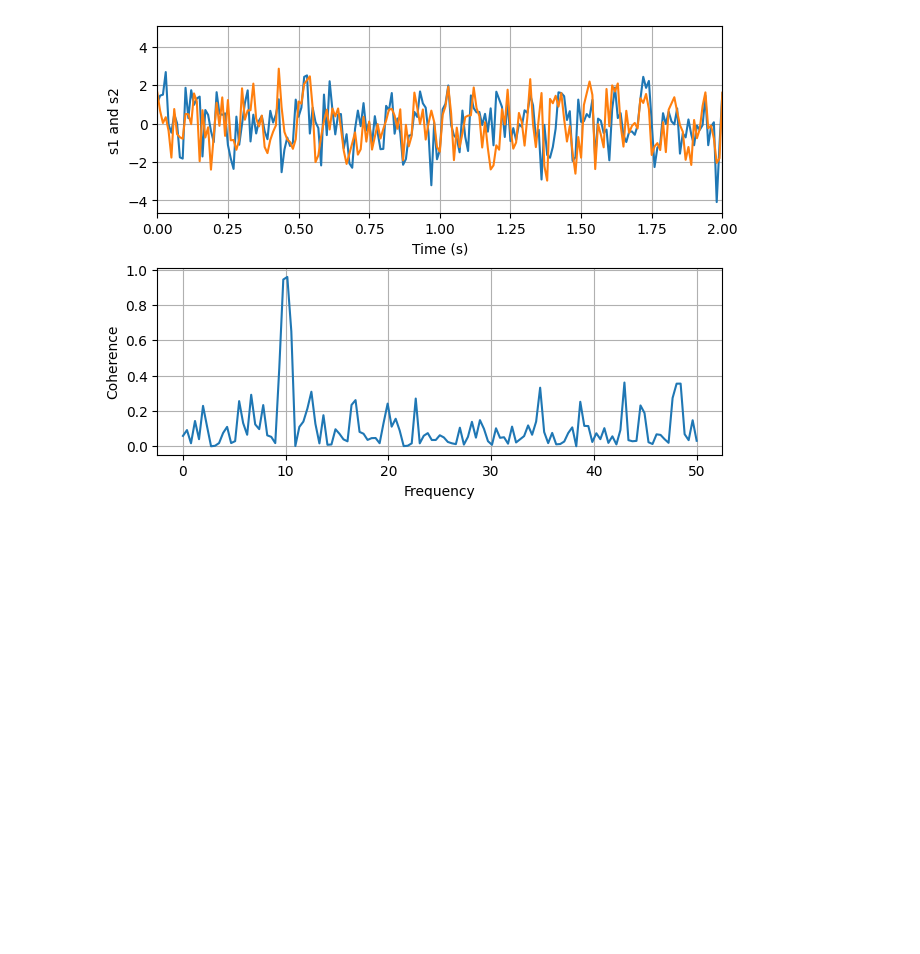
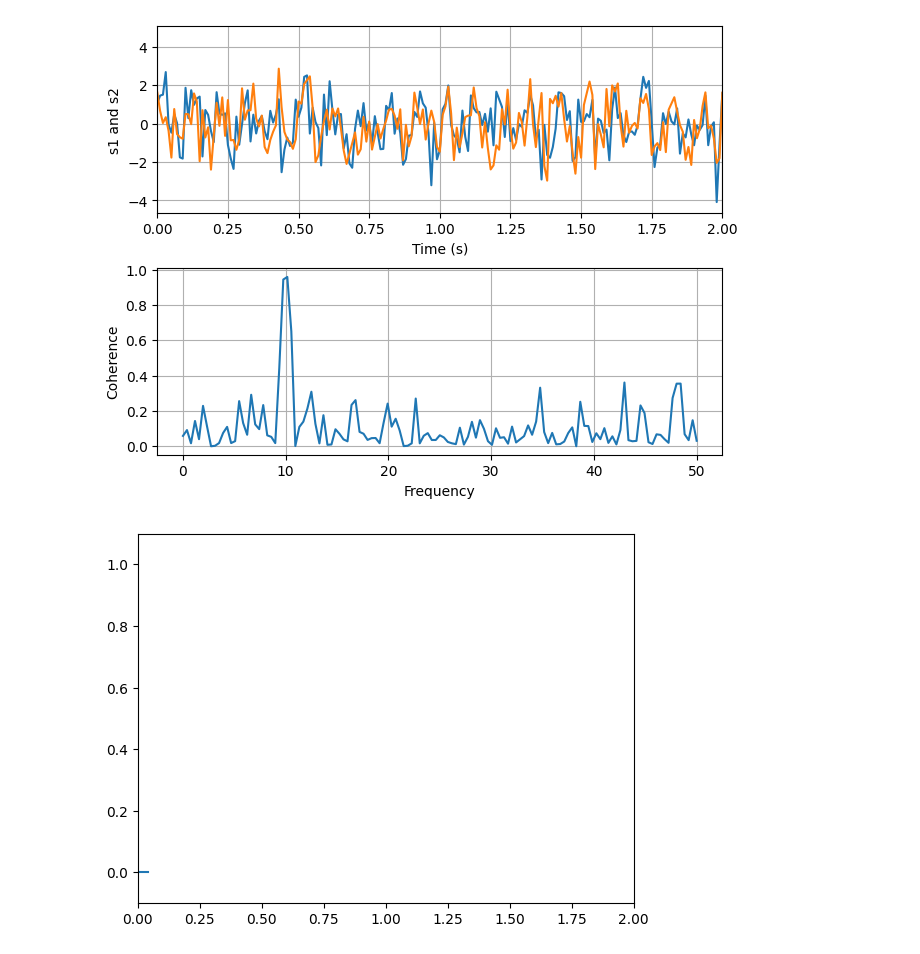
Before and after one commit to kono100/Graficos_em_Python, a Jupyter notebook: grafico.ipynb, the cells around one changed output. Drawn from its saved outputs; the diff is of its cells as text; code cells hidden in the pictures; blank space fills up the shorter version.

```diff
--- a/grafico.ipynb
+++ b/grafico.ipynb
@@ -467,3 +467,67 @@ axs[1].set_ylabel('Coherence')
 plt.show()
 # %% [output]
 [figure]
+# %%
+# Grafico 16
+
+import matplotlib.pyplot as plt
+import numpy as np
+
+import matplotlib.animation as animation
+from matplotlib.lines import Line2D
+
+
+class Scope:
+    def __init__(self, ax, maxt=2, dt=0.02):
+        self.ax = ax
+        self.dt = dt
+        self.maxt = maxt
+        self.tdata = [0]
+        self.ydata = [0]
+        self.line = Line2D(self.tdata, self.ydata)
+        self.ax.add_line(self.line)
+        self.ax.set_ylim(-.1, 1.1)
+        self.ax.set_xlim(0, self.maxt)
+
+    def update(self, y):
+        lastt = self.tdata[-1]
+        if lastt >= self.tdata[0] + self.maxt:  # reset the arrays
+            self.tdata = [self.tdata[-1]]
+            self.ydata = [self.ydata[-1]]
+            self.ax.set_xlim(self.tdata[0], self.tdata[0] + self.maxt)
+            self.ax.figure.canvas.draw()
+
+        # This slightly more complex calculation avoids floating-point issues
+        # from just repeatedly adding `self.dt` to the previous value.
+        t = self.tdata[0] + len(self.tdata) * self.dt
+
+        self.tdata.append(t)
+        self.ydata.append(y)
+        self.line.set_data(self.tdata, self.ydata)
+        return self.line,
+
+
+def emitter(p=0.1):
+    """Return a random value in [0, 1) with probability p, else 0."""
+    while True:
+        v = np.random.rand()
+        if v > p:
+            yield 0.
+        else:
+            yield np.random.rand()
+
+
+# Fixing random state for reproducibility
+np.random.seed(19680801 // 10)
+
+
+fig, ax = plt.subplots()
+scope = Scope(ax)
+
+# pass a generator in "emitter" to produce data for the update func
+ani = animation.FuncAnimation(fig, scope.update, emitter, interval=50,
+                              blit=True, save_count=100)
+
+plt.show()
+# %% [output]
+[figure, added]
```
